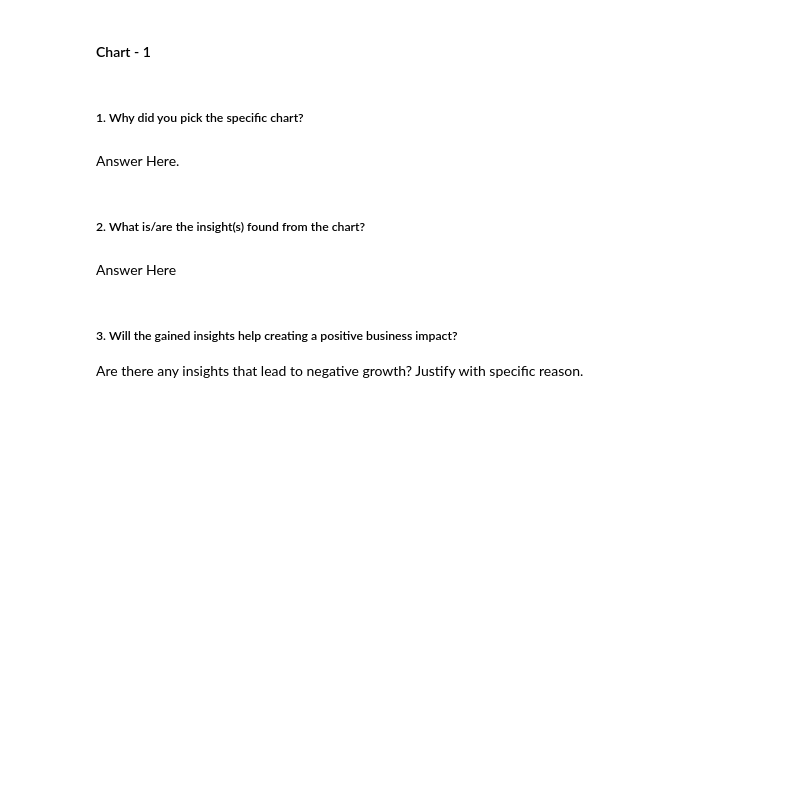
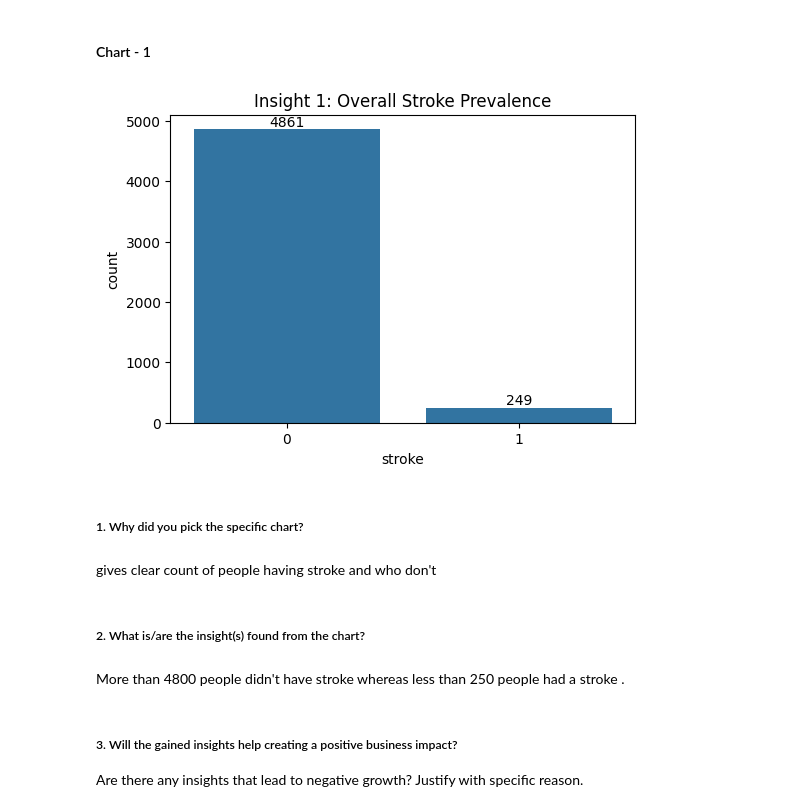
Before and after one commit to Vansh-172/Project-Regression, a Jupyter notebook: Vansh_Goyal_ML_Submission.ipynb, the cells around one changed output. Drawn from its saved outputs; the diff is of its cells as text; code cells hidden in the pictures; blank space fills up the shorter version.

```diff
--- a/Vansh_Goyal_ML_Submission.ipynb
+++ b/Vansh_Goyal_ML_Submission.ipynb
@@ -209,3 +247,6 @@ Answer Here
 ### Data Wrangling Code
 # %%
 # Write your code to make your dataset analysis ready.
+df.fillna(df['bmi'].median(),inplace=True)
+
+df.info()
@@ -222,11 +328,20 @@ Answer Here.
+# %%
+# Chart - 1 visualization code for chart
+plt.figure(figsize=(6, 4))
+ax=sns.countplot(data=df, x='stroke')
+ax.bar_label(ax.containers[0])
+plt.title('Insight 1: Overall Stroke Prevalence')
+plt.show()
+# %% [output]
+[figure, added]
 # %% [markdown]
 ##### 1. Why did you pick the specific chart?
-# %% [markdown]
-Answer Here.
+# %% [markdown]
+gives clear count of people having stroke and who don't
 # %% [markdown]
 ##### 2. What is/are the insight(s) found from the chart?
-# %% [markdown]
-Answer Here
+# %% [markdown]
+More than 4800 people didn't have stroke whereas less than 250 people had a stroke .
 # %% [markdown]
 ##### 3. Will the gained insights help creating a positive business impact?
 Are there any insights that lead to negative growth? Justify with specific reason.
```
Also changed, not shown: parts of 72 cells of this notebook.
